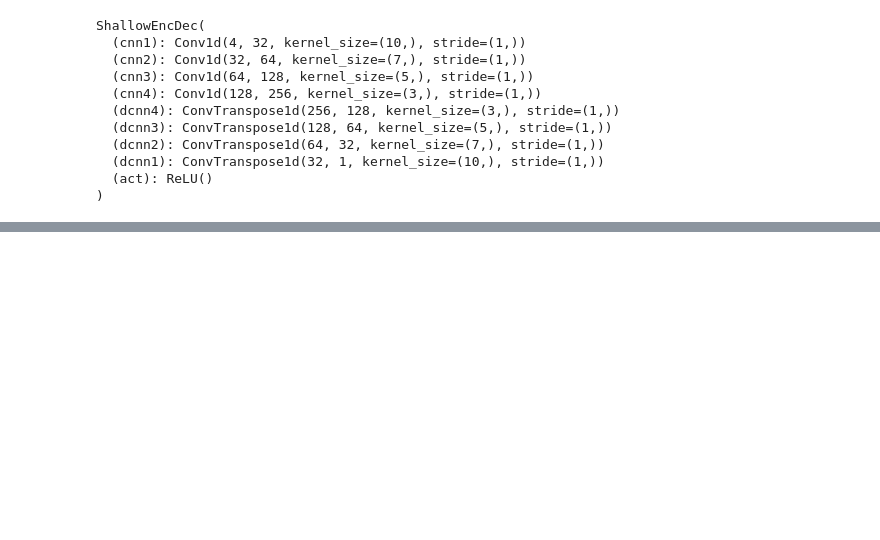
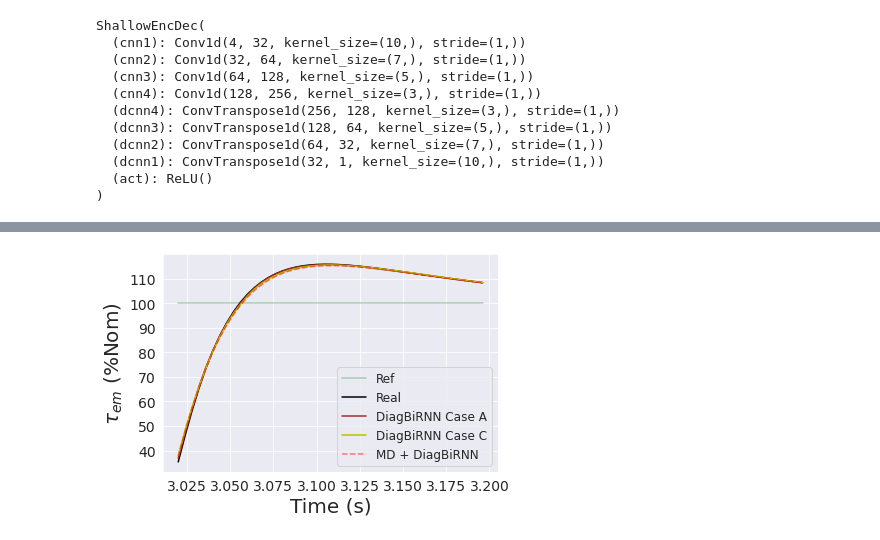
Before and after one commit to sagarverma/TemporalNeuralDenoisers, a Jupyter notebook: notebooks/bench4.ipynb, the cells around one changed output, grey strips where cells are left out. Saved outputs shown, nothing was run; the diff lists cells and outputs as text; code cells hidden in the pictures; blank space fills up the shorter version.

```diff
--- a/notebooks/bench4.ipynb
+++ b/notebooks/bench4.ipynb
@@ -533,8 +533,45 @@ plt.yticks(fontsize=14)
 plt.savefig('bench4_trq.pdf', dpi=500, bbox_inches='tight', pad_inches=0)
 plt.close()
 
-st = int(2.8 / 0.004)
-et = int(3.008 / 0.004)
+sns.set_style("darkgrid")
+# plt.plot(data['time'][0, st:et], data['speed'][0, st:et], 'k', label="Real")
+# plt.plot(data['time'][0, st:et], out_id_ekf[st:et], 'y', label="EKF")
+# plt.plot(data['time'][0, st:et], out_id_tv[st:et], 'red', label="TV", alpha=0.5)
+plt.plot(data['time'][0, st:et], speed_pred[st:et] - data['speed'][0, st:et], 'brown', label="DiagBiRNN Case A", alpha=1)
+plt.plot(data['time'][0, st:et], speed_pred_c[st:et] - data['speed'][0, st:et], 'y', label="DiagBiRNN Case C", alpha=1)
+plt.plot(data['time'][0, st:et], speed_pred_da[st:et] - data['speed'][0, st:et], 'r', label="MD + DiagBiRNN", alpha=1)
+
+plt.legend(fontsize=12)
+plt.xlabel('Time (s)', fontsize=20)
+plt.ylabel(r'$\omega_r$ (Hz)', fontsize=20)
+plt.xticks(fontsize=14)
+plt.yticks(fontsize=14)
+# plt.plot()
+# plt.show()
+plt.savefig('bench4_spd_err.pdf', dpi=500, bbox_inches='tight', pad_inches=0)
+plt.close()
+
+sns.set_style("darkgrid")
+# plt.plot(data['time'][0, st:et], data['reference_torque_interp'][0, st:et], 'g', label="Ref", alpha=0.3)
+# plt.plot(data['time'][0, st:et], data['torque'][0, st:et], 'k', label="Real")
+# plt.plot(data['time'][0, st:et], out_id_ekf[st:et], 'y', label="EKF")
+# plt.plot(data['time'][0, st:et], out_id_tv[st:et], 'red', label="TV", alpha=0.5)
+plt.plot(data['time'][0, st:et], torque_pred[st:et] - data['torque'][0, st:et], 'brown', label="DiagBiRNN Case A", alpha=1)
+plt.plot(data['time'][0, st:et], torque_pred_c[st:et] - data['torque'][0, st:et], 'y', label="DiagBiRNN Case C", alpha=1)
+plt.plot(data['time'][0, st:et], torque_pred_da[st:et] - data['torque'][0, st:et], 'r', label="MD + DiagBiRNN", alpha=1)
+
+plt.legend(fontsize=12)
+plt.xlabel('Time (s)', fontsize=20)
+plt.ylabel(r'$\tau_{em}$ (%Nom)', fontsize=20)
+plt.xticks(fontsize=14)
+plt.yticks(fontsize=14)
+# plt.plot()
+# plt.show()
+plt.savefig('bench4_trq_err.pdf', dpi=500, bbox_inches='tight', pad_inches=0)
+plt.close()
+
+st = int(2.9 / 0.004)
+et = int(3.02 / 0.004)
 
 sns.set_style("darkgrid")
 plt.plot(data['time'][0, st:et], data['reference_torque_interp'][0, st:et], 'g', label="Ref", alpha=0.3)
@@ -543,37 +580,39 @@ plt.plot(data['time'][0, st:et], data['torque'][0, st:et], 'k', label="Real")
 # plt.plot(data['time'][0, st:et], out_id_tv[st:et], 'red', label="TV", alpha=0.5)
 plt.plot(data['time'][0, st:et], torque_pred[st:et], 'brown', label="DiagBiRNN Case A", alpha=1)
 plt.plot(data['time'][0, st:et], torque_pred_c[st:et], 'y', label="DiagBiRNN Case C", alpha=1)
-plt.plot(data['time'][0, st:et], torque_pred_da[st:et], 'r', label="MD + DiagBiRNN", alpha=1)
+plt.plot(data['time'][0, st:et], torque_pred_da[st:et], 'r--', label="MD + DiagBiRNN", alpha=1)
 
 plt.legend(fontsize=12)
 plt.xlabel('Time (s)', fontsize=20)
 plt.ylabel(r'$\tau_{em}$ (%Nom)', fontsize=20)
 plt.xticks(fontsize=14)
 plt.yticks(fontsize=14)
+plt.axis((2.9,3.02,0,30))
 # plt.plot()
 # plt.show()
 plt.savefig('bench4_trq_p1.pdf', dpi=500, bbox_inches='tight', pad_inches=0)
 plt.close()
 
-st = int(3.004 / 0.004)
-et = int(3.5 / 0.004)
+st = int(3.02 / 0.004)
+et = int(3.2 / 0.004)
 
 sns.set_style("darkgrid")
 plt.plot(data['time'][0, st:et], data['reference_torque_interp'][0, st:et], 'g', label="Ref", alpha=0.3)
 plt.plot(data['time'][0, st:et], data['torque'][0, st:et], 'k', label="Real")
 # plt.plot(data['time'][0, st:et], out_id_ekf[st:et], 'y', label="EKF")
 # plt.plot(data['time'][0, st:et], out_id_tv[st:et], 'yellow', label="TV", alpha=0.5)
 plt.plot(data['time'][0, st:et], torque_pred[st:et], 'brown', label="DiagBiRNN Case A", alpha=1)
 plt.plot(data['time'][0, st:et], torque_pred_c[st:et], 'y', label="DiagBiRNN Case C", alpha=1)
-plt.plot(data['time'][0, st:et], torque_pred_da[st:et], 'r', label="MD + DiagBiRNN", alpha=1)
+plt.plot(data['time'][0, st:et], torque_pred_da[st:et], 'r--', label="MD + DiagBiRNN", alpha=0.5)
 
 plt.legend(fontsize=12)
 plt.xlabel('Time (s)', fontsize=20)
 plt.ylabel(r'$\tau_{em}$ (%Nom)', fontsize=20)
 plt.xticks(fontsize=14)
 plt.yticks(fontsize=14)
 # plt.plot()
-# plt.show()
-plt.savefig('bench4_trq_p2.pdf', dpi=500, bbox_inches='tight', pad_inches=0)
+plt.show()
+# plt.savefig('bench4_trq_p2.pdf', dpi=500, bbox_inches='tight', pad_inches=0)
 # plt.close()
-plt.close()
+# %% [output]
+[figure, added]
```
Also changed, not shown: parts of 1 cell of this notebook, 24 other files.
